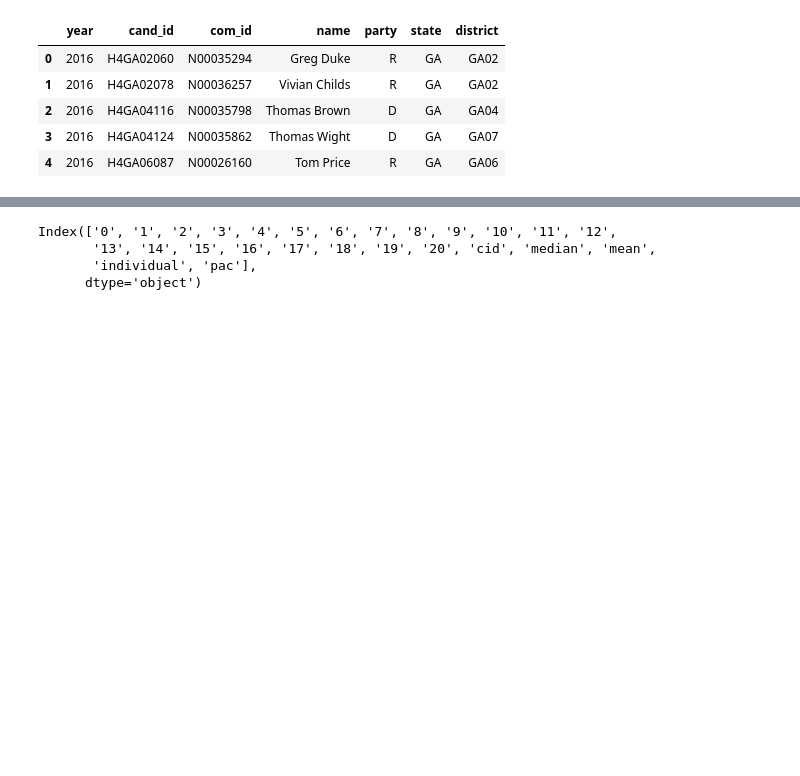
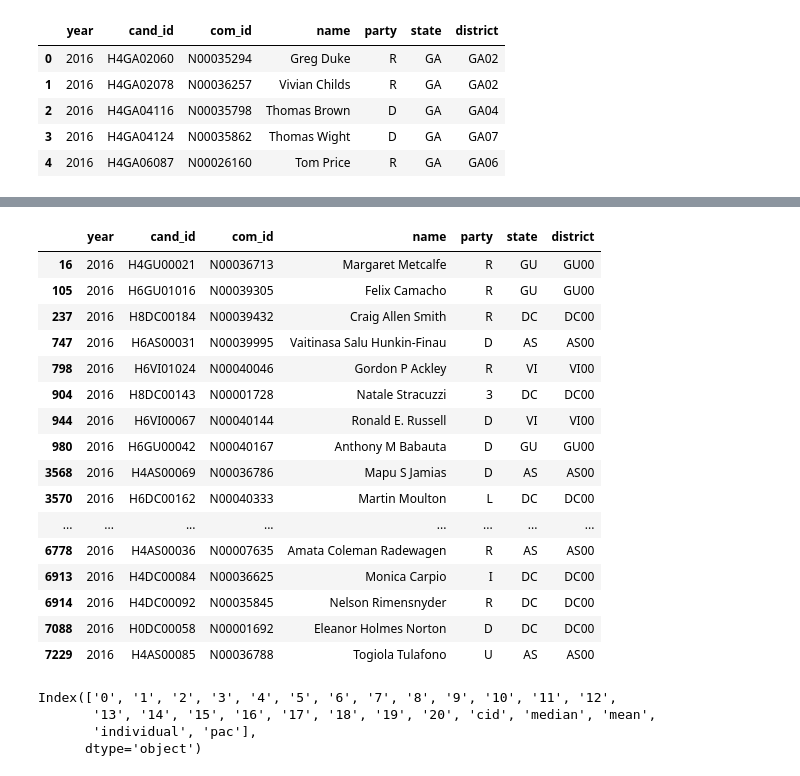
Before and after one commit to wlifferth/qcdataops, a Jupyter notebook: productionData/naming.ipynb, the cells around one changed output, grey strips where cells are left out. Drawn from its saved outputs; the diff is of its cells as text; code cells hidden in the pictures; blank space fills up the shorter version.

```diff
--- a/productionData/naming.ipynb
+++ b/productionData/naming.ipynb
@@ -1,8 +1,8 @@
 # %%
 import pandas as pd
 # %%
-bc = pd.read_csv("2016-binned.csv", index_col=False)
-cand_data = pd.read_csv("OpenSecrets/CampaignFin16/cands16.txt", sep="\|,\|", names=['year', 'cand_id', 'com_id', 'name', 'party', 'state'], index_col=False)
+# bc = pd.read_csv("2016-binned.csv", index_col=False)
+cand_data = pd.read_csv("../OpenSecrets/CampaignFin16/cands16.txt", sep="\|,\|", names=['year', 'cand_id', 'com_id', 'name', 'party', 'state'], index_col=False)
 # %%
 # Remove pipe from year field
 cand_data['year'] = cand_data['year'].apply(lambda x: x[1:])
@@ -22,3 +93,23 @@ cand_data.head()
+# %%
+cand_data[~cand_data['state'].isin(abbreviations)]
+# %% [output]
+|  | year | cand_id | com_id | name | party | state | district |
+| 16 | 2016 | H4GU00021 | N00036713 | Margaret Metcalfe | R | GU | GU00 |
+| 105 | 2016 | H6GU01016 | N00039305 | Felix Camacho | R | GU | GU00 |
+| 237 | 2016 | H8DC00184 | N00039432 | Craig Allen Smith | R | DC | DC00 |
+| 747 | 2016 | H6AS00031 | N00039995 | Vaitinasa Salu Hunkin-Finau | D | AS | AS00 |
+| 798 | 2016 | H6VI01024 | N00040046 | Gordon P Ackley | R | VI | VI00 |
+| 904 | 2016 | H8DC00143 | N00001728 | Natale Stracuzzi | 3 | DC | DC00 |
+| 944 | 2016 | H6VI00067 | N00040144 | Ronald E. Russell | D | VI | VI00 |
+| 980 | 2016 | H6GU00042 | N00040167 | Anthony M Babauta | D | GU | GU00 |
+| 3568 | 2016 | H4AS00069 | N00036786 | Mapu S Jamias | D | AS | AS00 |
+| 3570 | 2016 | H6DC00162 | N00040333 | Martin Moulton | L | DC | DC00 |
+| ... | ... | ... | ... | ... | ... | ... | ... |
+| 6778 | 2016 | H4AS00036 | N00007635 | Amata Coleman Radewagen | R | AS | AS00 |
+| 6913 | 2016 | H4DC00084 | N00036625 | Monica Carpio | I | DC | DC00 |
+| 6914 | 2016 | H4DC00092 | N00035845 | Nelson Rimensnyder | R | DC | DC00 |
+| 7088 | 2016 | H0DC00058 | N00001692 | Eleanor Holmes Norton | D | DC | DC00 |
+| 7229 | 2016 | H4AS00085 | N00036788 | Togiola Tulafono | U | AS | AS00 |
 # %%
 bc.columns
 # %% [output]
```
Also changed, not shown: parts of 1 cell of this notebook, 21 other files.
